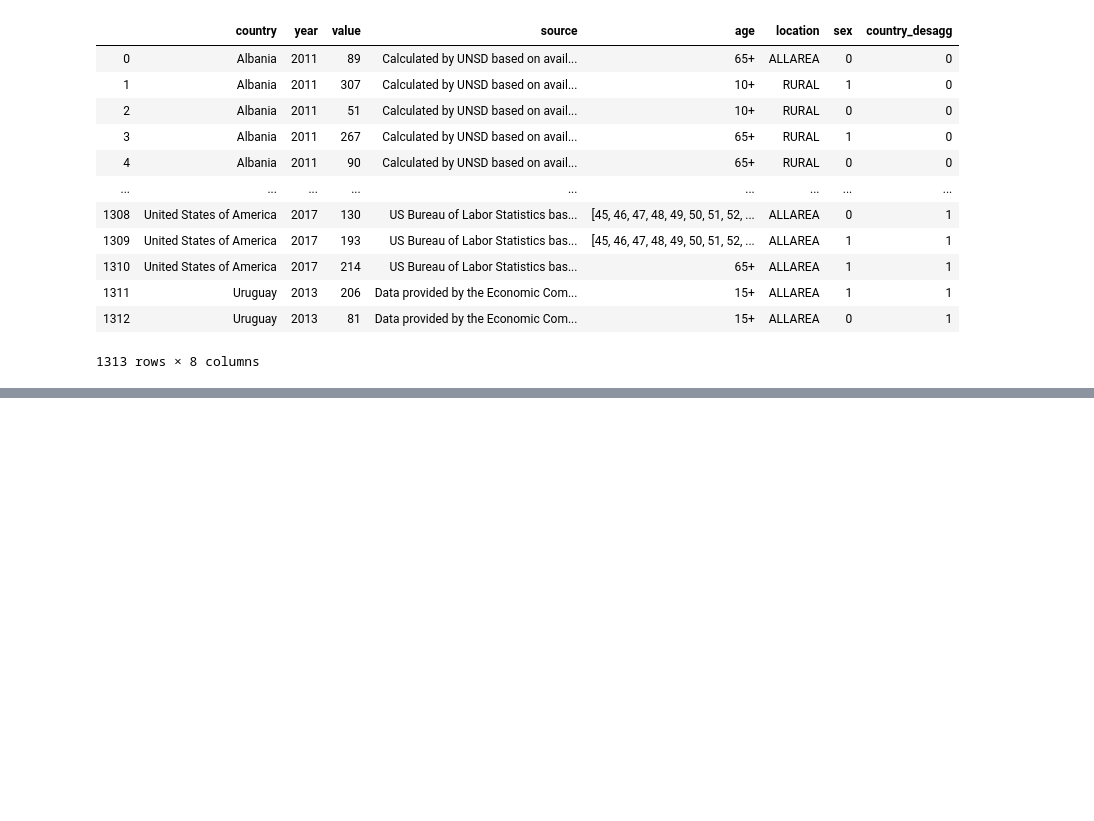
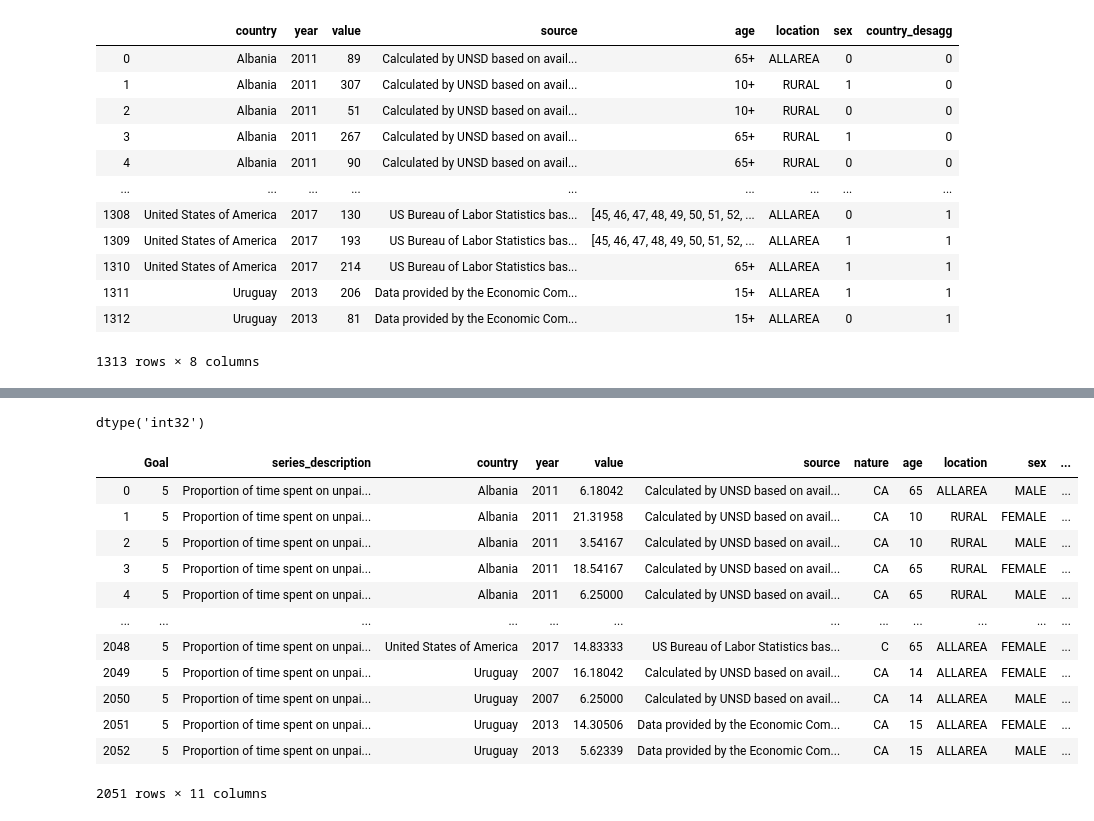
Before and after one commit to aariops/hackathon-ironhack, a Jupyter notebook: notebooks/Tri.ipynb, the cells around one changed output, grey strips where cells are left out. Drawn from its saved outputs; the diff is of its cells as text; code cells hidden in the pictures; blank space fills up the shorter version.

```diff
--- a/notebooks/Tri.ipynb
+++ b/notebooks/Tri.ipynb
@@ -475,0 +601,4 @@ IndexError: list index out of range
+# %%
+ds = ds.drop([126, 127])
+# %%
+ds.age = ds.age.astype(int)
@@ -475,0 +624,24 @@ IndexError: list index out of range
+# %%
+ds['age_bins'] = pd.cut(x=ds['age'], bins=[25, 35, 45,55])
+# %%
+ds.age.dtype
+# %% [output]
+dtype('int32')
+# %%
+ds.age_bins = pd.cut(ds.age, bins=[5,25, 35, 45,55, 65,99])
+# %%
+ds
+# %% [output]
+|  | Goal | series_description | country | year | value | source | nature | age | location | sex | ... |
+| 0 | 5 | Proportion of time spent on unpai... | Albania | 2011 | 6.18042 | Calculated by UNSD based on avail... | CA | 65 | ALLAREA | MALE | ... |
+| 1 | 5 | Proportion of time spent on unpai... | Albania | 2011 | 21.31958 | Calculated by UNSD based on avail... | CA | 10 | RURAL | FEMALE | ... |
+| 2 | 5 | Proportion of time spent on unpai... | Albania | 2011 | 3.54167 | Calculated by UNSD based on avail... | CA | 10 | RURAL | MALE | ... |
+| 3 | 5 | Proportion of time spent on unpai... | Albania | 2011 | 18.54167 | Calculated by UNSD based on avail... | CA | 65 | RURAL | FEMALE | ... |
+| 4 | 5 | Proportion of time spent on unpai... | Albania | 2011 | 6.25000 | Calculated by UNSD based on avail... | CA | 65 | RURAL | MALE | ... |
+| ... | ... | ... | ... | ... | ... | ... | ... | ... | ... | ... | ... |
+| 2048 | 5 | Proportion of time spent on unpai... | United States of America | 2017 | 14.83333 | US Bureau of Labor Statistics bas... | C | 65 | ALLAREA | FEMALE | ... |
+| 2049 | 5 | Proportion of time spent on unpai... | Uruguay | 2007 | 16.18042 | Calculated by UNSD based on avail... | CA | 14 | ALLAREA | FEMALE | ... |
+| 2050 | 5 | Proportion of time spent on unpai... | Uruguay | 2007 | 6.25000 | Calculated by UNSD based on avail... | CA | 14 | ALLAREA | MALE | ... |
+| 2051 | 5 | Proportion of time spent on unpai... | Uruguay | 2013 | 14.30506 | Data provided by the Economic Com... | CA | 15 | ALLAREA | FEMALE | ... |
+| 2052 | 5 | Proportion of time spent on unpai... | Uruguay | 2013 | 5.62339 | Data provided by the Economic Com... | CA | 15 | ALLAREA | MALE | ... |
+2051 rows × 11 columns
```
Also changed, not shown: parts of 22 cells of this notebook, 1 other file.
